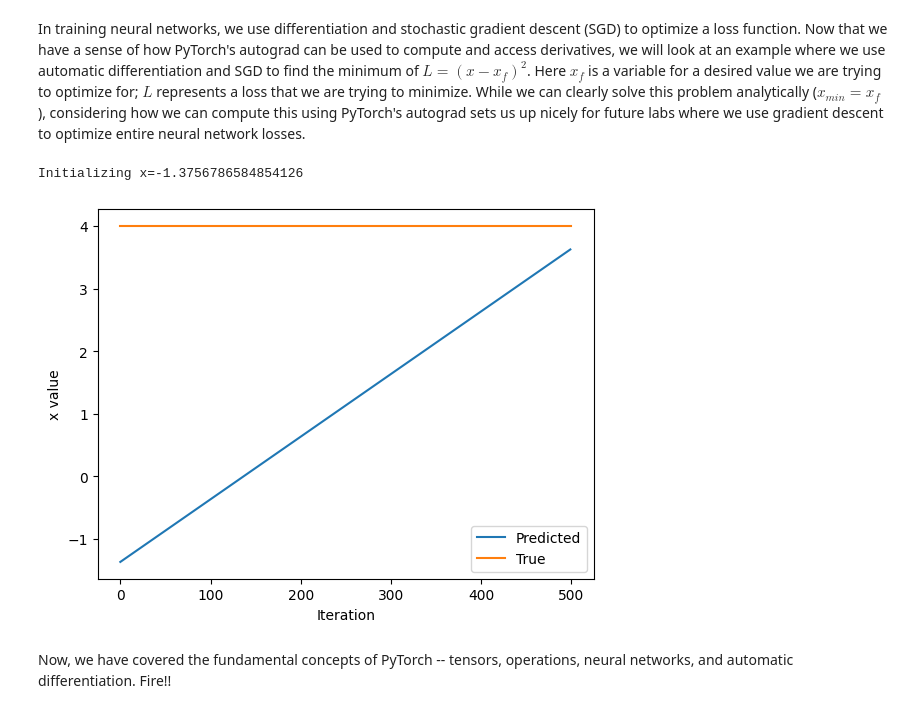
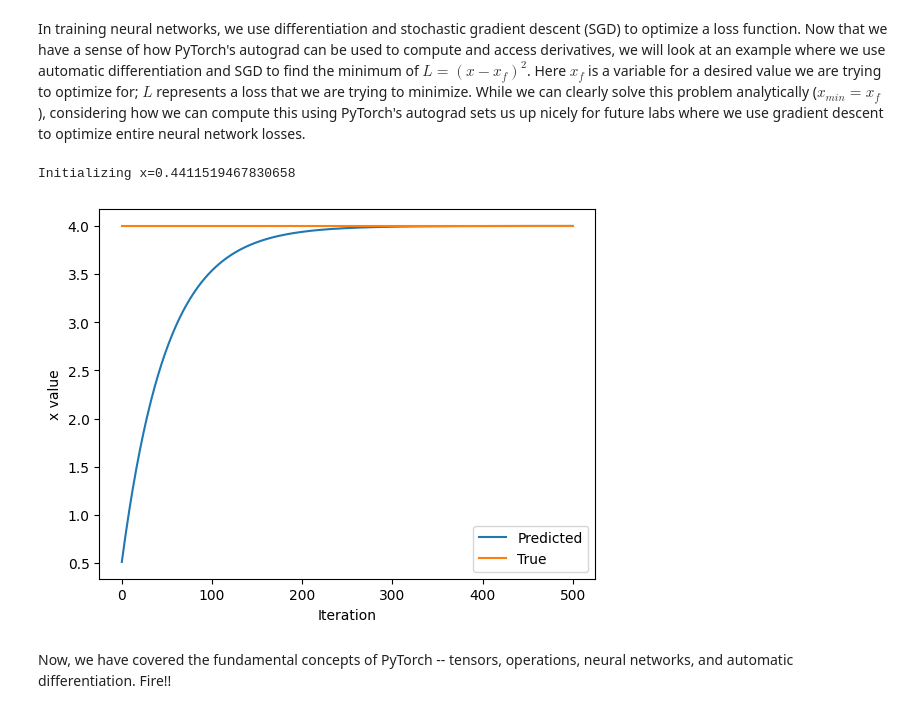
Before and after one commit to jmunozal/pt-labs, a Jupyter notebook: lab1/PT_Part1_Intro.ipynb, the cells around one changed output. Drawn from its saved outputs; the diff is of its cells as text; code cells hidden in the pictures.

```diff
--- a/lab1/PT_Part1_Intro.ipynb
+++ b/lab1/PT_Part1_Intro.ipynb
@@ -341,35 +341,35 @@ x = torch.randn(1)
 print(f"Initializing x={x.item()}")
 
 learning_rate = 1e-2  # Learning rate
 history = []
 x_f = 4  # Target value
 
 
 # We will run gradient descent for a number of iterations. At each iteration, we compute the loss,
 #   compute the derivative of the loss with respect to x, and perform the update.
 for i in range(500):
     x = torch.tensor([x], requires_grad=True)
 
     # TODO: Compute the loss as the square of the difference between x and x_f
-    loss = x_f - x
+    loss = (x_f - x)**2
 
     # Backpropagate through the loss to compute gradients
     loss.backward()
 
     # Update x with gradient descent
     x = x.item() - learning_rate * x.grad
 
     history.append(x.item())
 
 # Plot the evolution of x as we optimize toward x_f!
 plt.plot(history)
 plt.plot([0, 500], [x_f, x_f])
 plt.legend(('Predicted', 'True'))
 plt.xlabel('Iteration')
 plt.ylabel('x value')
 plt.show()
 # %% [output]
-Initializing x=-1.3756786584854126
+Initializing x=0.4411519467830658
-[figure, old version]
+[figure, new version]
 # %% [markdown]
 Now, we have covered the fundamental concepts of PyTorch -- tensors, operations, neural networks, and automatic differentiation. Fire!!
```
Also changed, not shown: parts of 3 cells of this notebook.
